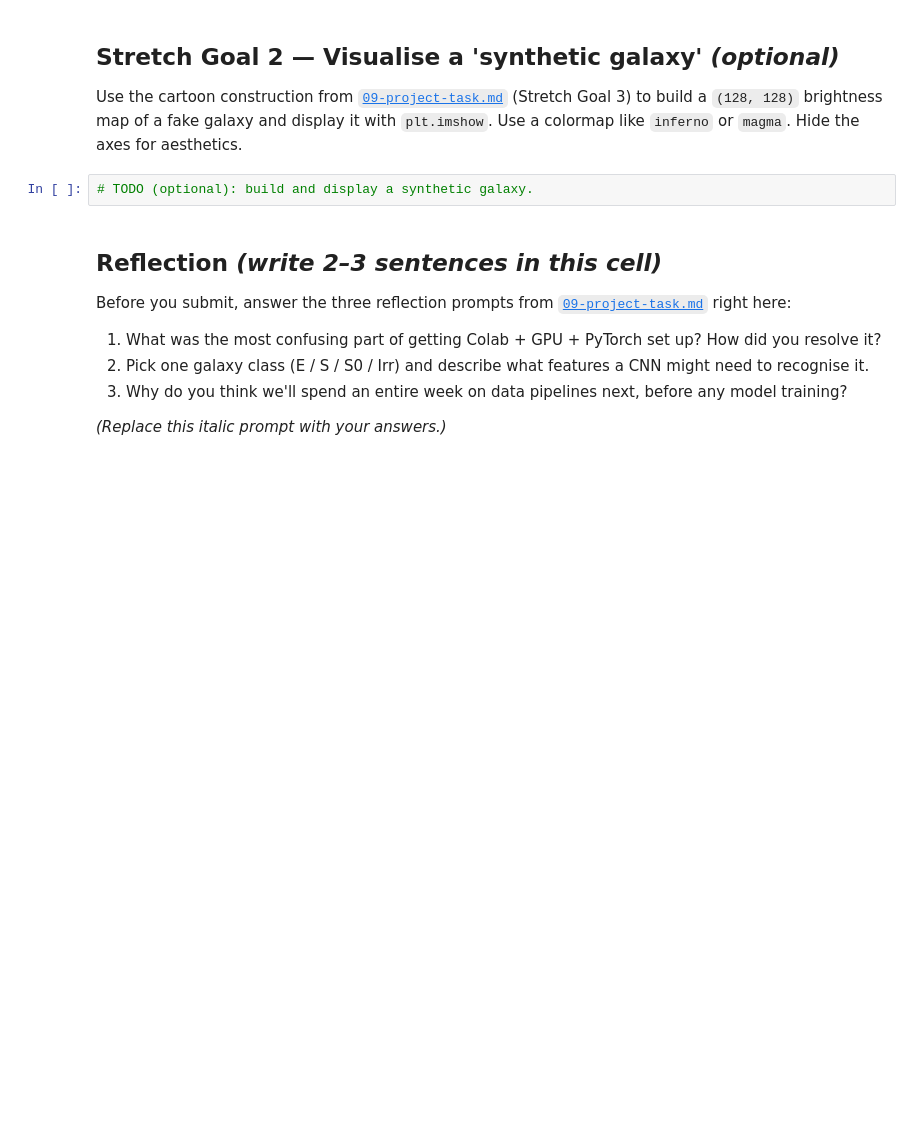
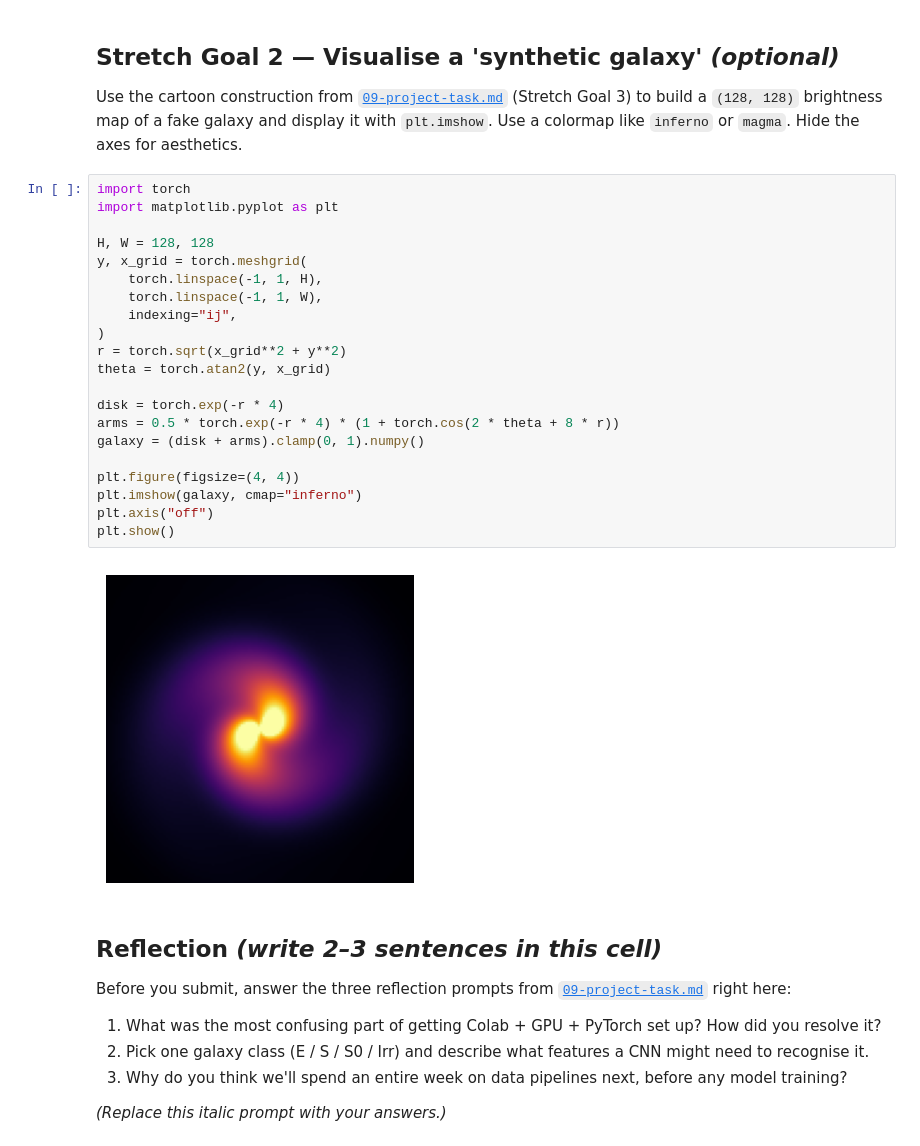
Before and after one commit to sanidhyamd01-glitch/ML-in-Astronomy, a Jupyter notebook: ML-Astronomy/Week-1/notebooks/week1_starter.ipynb, the cells around one changed output. Saved outputs shown, nothing was run; the diff lists cells and outputs as text; blank space fills up the shorter version.

```diff
--- a/ML-Astronomy/Week-1/notebooks/week1_starter.ipynb
+++ b/ML-Astronomy/Week-1/notebooks/week1_starter.ipynb
@@ -76,8 +164,29 @@ Adapt the snippet from [`03-gpu-acceleration.md`](../03-gpu-acceleration.md) to
 ## Stretch Goal 2 — Visualise a 'synthetic galaxy' *(optional)*
 
 Use the cartoon construction from [`09-project-task.md`](../09-project-task.md) (Stretch Goal 3) to build a `(128, 128)` brightness map of a fake galaxy and display it with `plt.imshow`. Use a colormap like `inferno` or `magma`. Hide the axes for aesthetics.
-# %%
-# TODO (optional): build and display a synthetic galaxy.
+# %%
+import torch
+import matplotlib.pyplot as plt
+
+H, W = 128, 128
+y, x_grid = torch.meshgrid(
+    torch.linspace(-1, 1, H),
+    torch.linspace(-1, 1, W),
+    indexing="ij",
+)
+r = torch.sqrt(x_grid**2 + y**2)
+theta = torch.atan2(y, x_grid)
+
+disk = torch.exp(-r * 4)
+arms = 0.5 * torch.exp(-r * 4) * (1 + torch.cos(2 * theta + 8 * r))
+galaxy = (disk + arms).clamp(0, 1).numpy()
+
+plt.figure(figsize=(4, 4))
+plt.imshow(galaxy, cmap="inferno")
+plt.axis("off")
+plt.show()
+# %% [output]
+[figure, added]
 # %% [markdown]
 ## Reflection *(write 2–3 sentences in this cell)*
 
```
Also changed, not shown: parts of 14 cells of this notebook.
